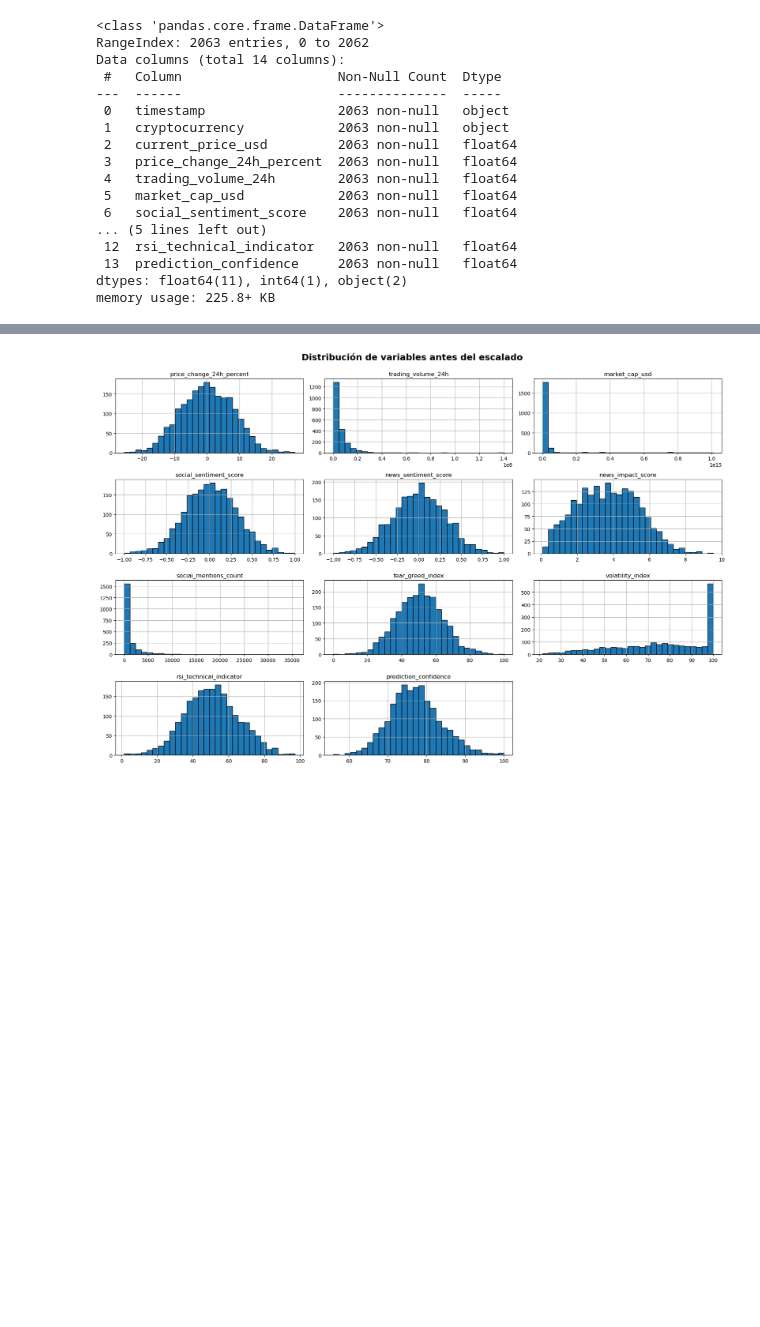
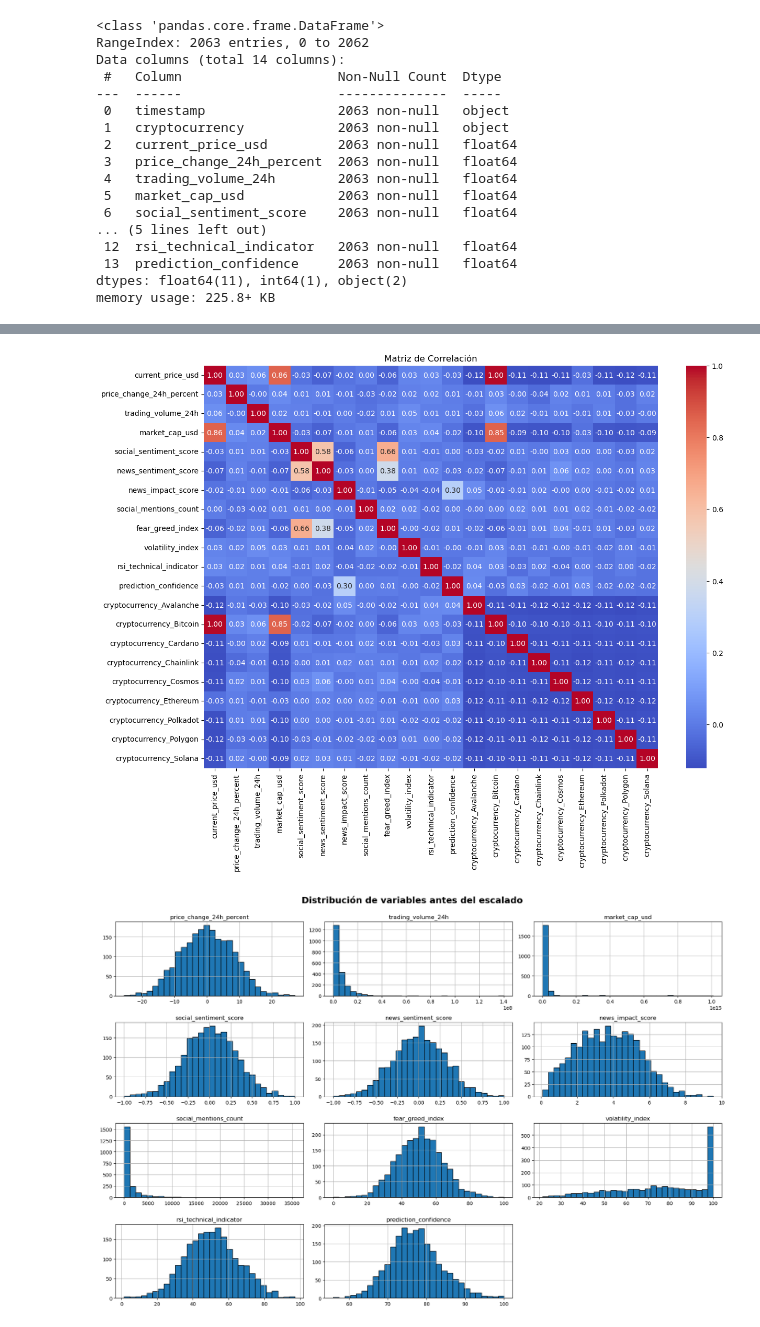
Before and after one commit to Ivan-Beltran/investigacion_manchineLearning, a Jupyter notebook: cryptocurrencyPrice.ipynb, the cells around one changed output, grey strips where cells are left out. Saved outputs shown, nothing was run; the diff lists cells and outputs as text; code cells hidden in the pictures; blank space fills up the shorter version.

```diff
--- a/cryptocurrencyPrice.ipynb
+++ b/cryptocurrencyPrice.ipynb
@@ -159,3 +173,20 @@ dtype: int64
+# %%
+# Matriz de correlación
+corr = data.corr(numeric_only=True)
+
+# Gráfico
+plt.figure(figsize=(14,10))
+sns.heatmap(
+    corr,
+    annot=True,      # muestra los valores
+    cmap='coolwarm', # colores
+    fmt='.2f'
+)
+
+plt.title('Matriz de Correlación')
+plt.show()
+# %% [output]
+[figure, added]
 # %%
 ##grafica de datos antes de estandarizar
 import matplotlib.pyplot as plt
```
Also changed, not shown: parts of 20 cells of this notebook.
